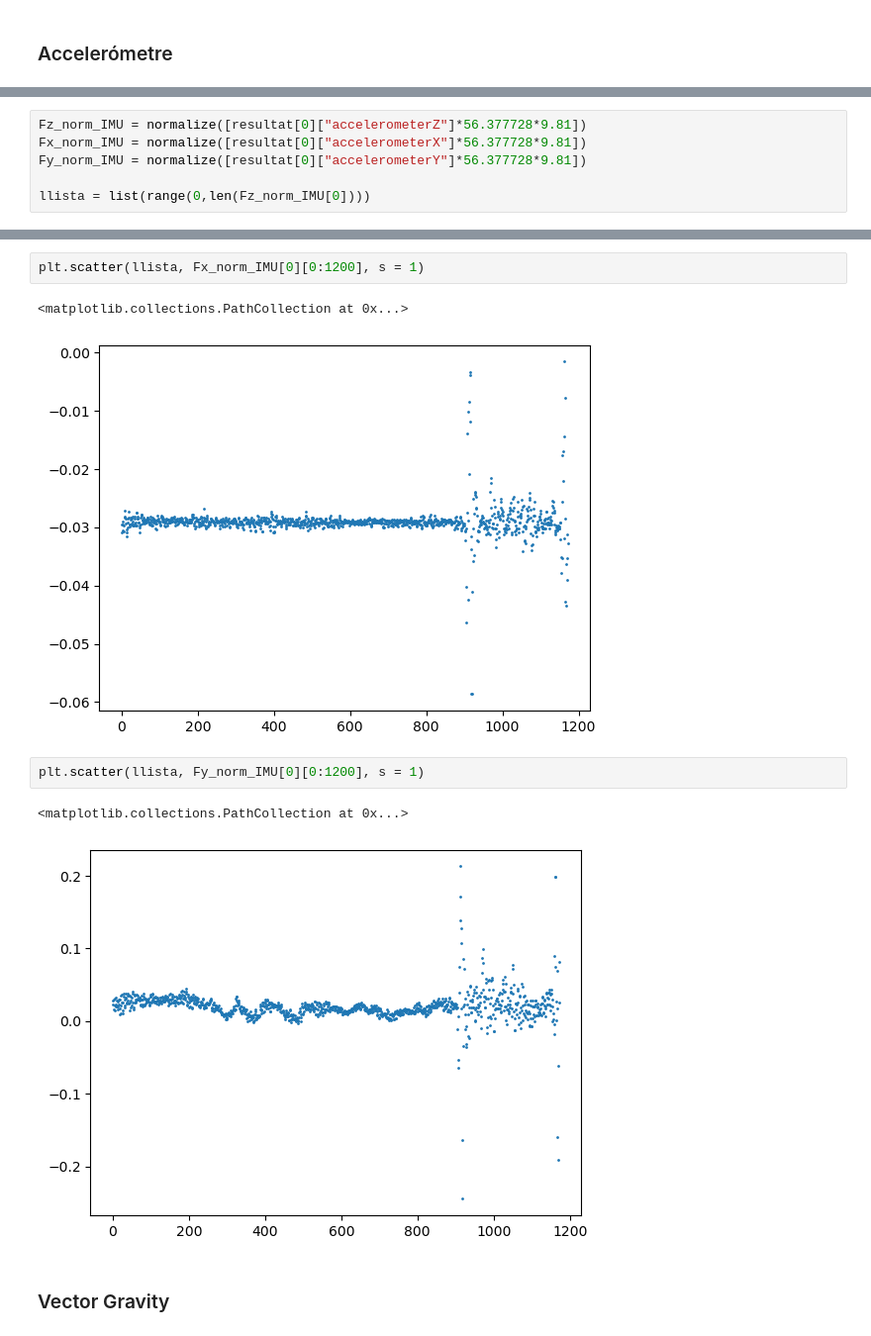
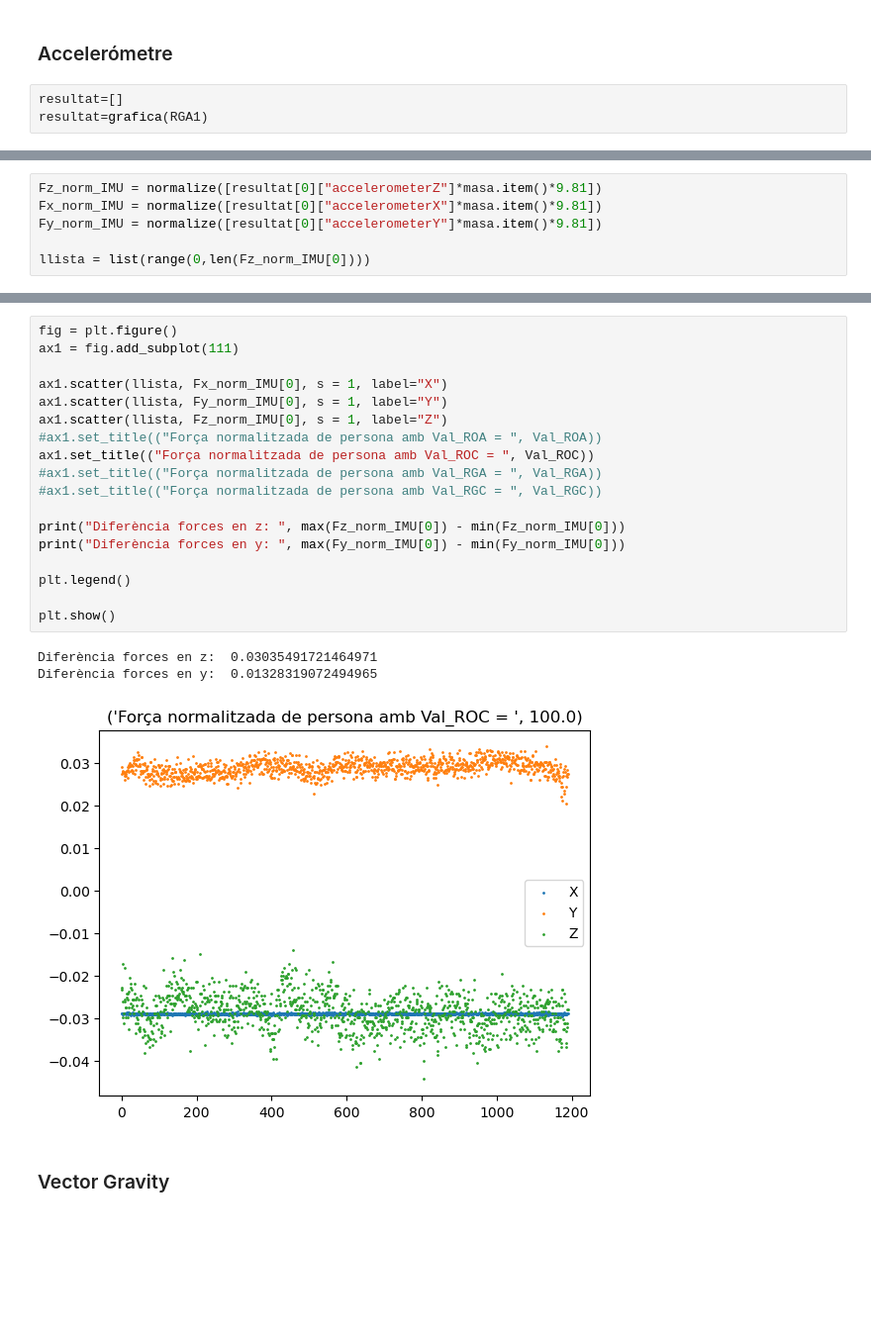
Before and after one commit to PauFuentesH/TFG_PauFuentes, a Jupyter notebook: IMU.ipynb, the cells around one changed output, grey strips where cells are left out. Shown at 99% size. Drawn from its saved outputs; the diff is of its cells as text; blank space fills up the shorter version.

```diff
--- a/IMU.ipynb
+++ b/IMU.ipynb
@@ -314,2 +314,5 @@ plt.scatter(llista, Fy_norm[0], s = 1)
 # %% [markdown]
 ### Accelerómetre
+# %%
+resultat=[]
+resultat=grafica(RGA1)
@@ -316,6 +321,6 @@ plt.scatter(llista, Fy_norm[0], s = 1)
 # %%
-Fz_norm_IMU = normalize([resultat[0]["accelerometerZ"]*56.377728*9.81])
-Fx_norm_IMU = normalize([resultat[0]["accelerometerX"]*56.377728*9.81])
-Fy_norm_IMU = normalize([resultat[0]["accelerometerY"]*56.377728*9.81])
+Fz_norm_IMU = normalize([resultat[0]["accelerometerZ"]*masa.item()*9.81])
+Fx_norm_IMU = normalize([resultat[0]["accelerometerX"]*masa.item()*9.81])
+Fy_norm_IMU = normalize([resultat[0]["accelerometerY"]*masa.item()*9.81])
 
 llista = list(range(0,len(Fz_norm_IMU[0])))
@@ -327,13 +327,25 @@ plt.scatter(llista, Fz_norm_IMU[0], s = 1)
-# %%
-plt.scatter(llista, Fx_norm_IMU[0][0:1200], s = 1)
-# %% [output]
-<matplotlib.collections.PathCollection at 0x...>
-[figure, removed]
-# %%
-plt.scatter(llista, Fy_norm_IMU[0][0:1200], s = 1)
-# %% [output]
-<matplotlib.collections.PathCollection at 0x...>
-[figure, removed]
+# %%
+fig = plt.figure()
+ax1 = fig.add_subplot(111)
+
+ax1.scatter(llista, Fx_norm_IMU[0], s = 1, label="X")
+ax1.scatter(llista, Fy_norm_IMU[0], s = 1, label="Y")
+ax1.scatter(llista, Fz_norm_IMU[0], s = 1, label="Z")
+#ax1.set_title(("Força normalitzada de persona amb Val_ROA = ", Val_ROA))
+ax1.set_title(("Força normalitzada de persona amb Val_ROC = ", Val_ROC))
+#ax1.set_title(("Força normalitzada de persona amb Val_RGA = ", Val_RGA))
+#ax1.set_title(("Força normalitzada de persona amb Val_RGC = ", Val_RGC))
+
+print("Diferència forces en z: ", max(Fz_norm_IMU[0]) - min(Fz_norm_IMU[0]))
+print("Diferència forces en y: ", max(Fy_norm_IMU[0]) - min(Fy_norm_IMU[0]))
+
+plt.legend()
+
+plt.show()
+# %% [output]
+Diferència forces en z:  0.03035491721464971
+Diferència forces en y:  0.01328319072494965
+[figure, added]
 # %% [markdown]
 ### Vector Gravity
 # %%
```
Also changed, not shown: parts of 35 cells of this notebook.
